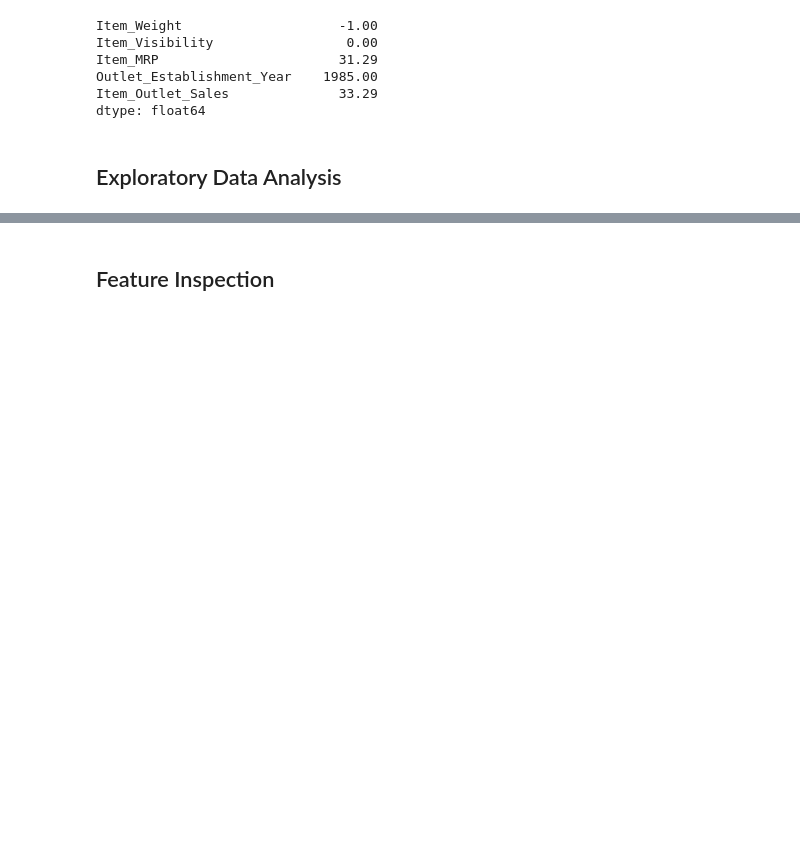
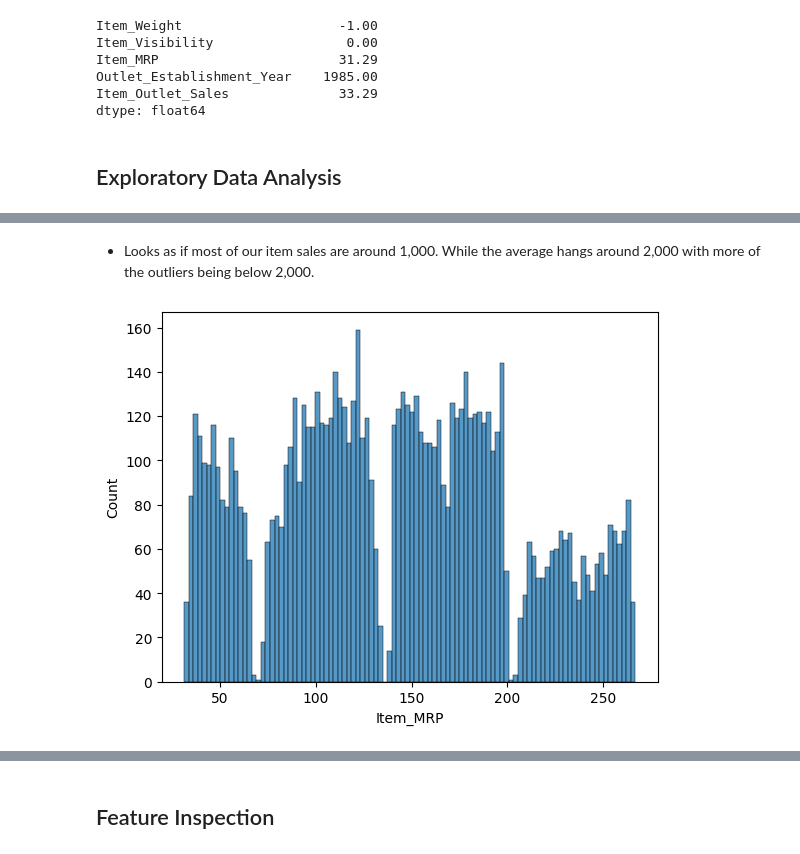
Before and after one commit to parkerholds/Prediction-of-Product-Sales, a Jupyter notebook: Prediction_of_Product_Sales.ipynb, the cells around one changed output, grey strips where cells are left out. Drawn from its saved outputs; the diff is of its cells as text; code cells hidden in the pictures; blank space fills up the shorter version.

```diff
--- a/Prediction_of_Product_Sales.ipynb
+++ b/Prediction_of_Product_Sales.ipynb
@@ -305,0 +323,6 @@ dtype: float64
+# %% [markdown]
+- Looks as if most of our item sales are around 1,000. While the average hangs around 2,000 with more of the outliers being below 2,000.
+# %%
+ax = sns.histplot(data=df, x='Item_MRP', bins=100)
+# %% [output]
+[figure, added]
```
Also changed, not shown: parts of 39 cells of this notebook.
